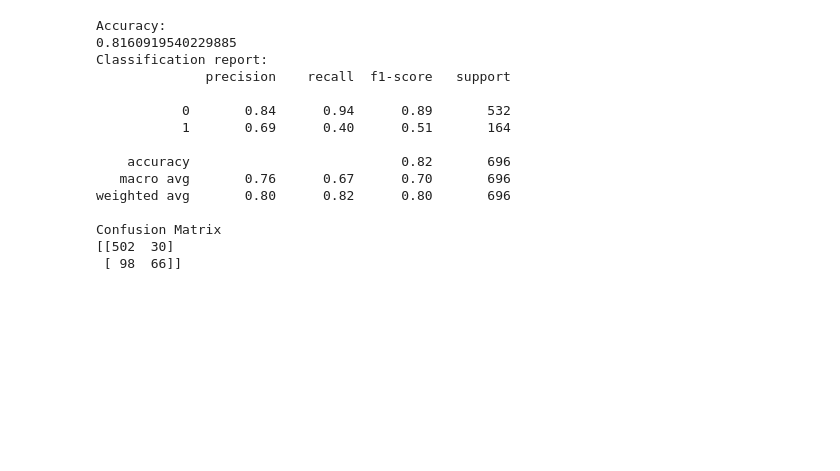
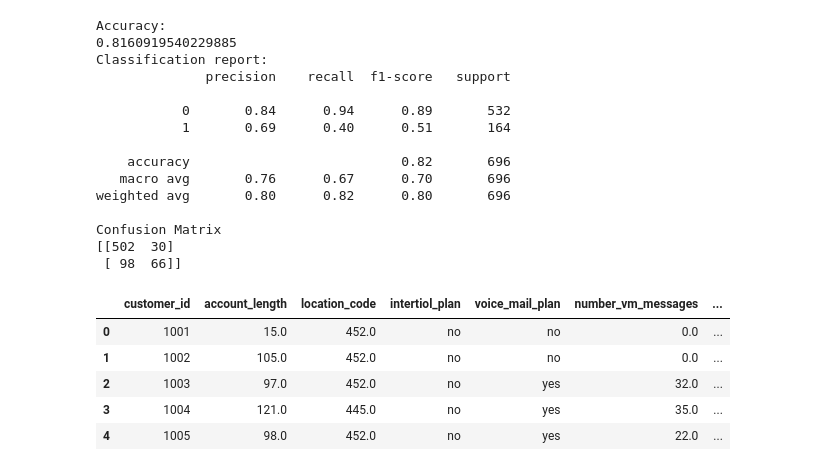
Before and after one commit to ayeshgk-machine-learning/data-science-project, a Jupyter notebook: data-preprocessing-ds-project/ds-challange-model.ipynb, the cells around one changed output. Saved outputs shown, nothing was run; the diff lists cells and outputs as text; code cells hidden in the pictures; blank space fills up the shorter version.

```diff
--- a/data-preprocessing-ds-project/ds-challange-model.ipynb
+++ b/data-preprocessing-ds-project/ds-challange-model.ipynb
@@ -350,0 +357,9 @@ Confusion Matrix
+# %%
+df_train.head()
+# %% [output]
+|  | customer_id | account_length | location_code | intertiol_plan | voice_mail_plan | number_vm_messages | ... |
+| 0 | 1001 | 15.0 | 452.0 | no | no | 0.0 | ... |
+| 1 | 1002 | 105.0 | 452.0 | no | no | 0.0 | ... |
+| 2 | 1003 | 97.0 | 452.0 | no | yes | 32.0 | ... |
+| 3 | 1004 | 121.0 | 445.0 | no | yes | 35.0 | ... |
+| 4 | 1005 | 98.0 | 452.0 | no | yes | 22.0 | ... |
```
Also changed, not shown: parts of 9 cells of this notebook, 8 other files.
